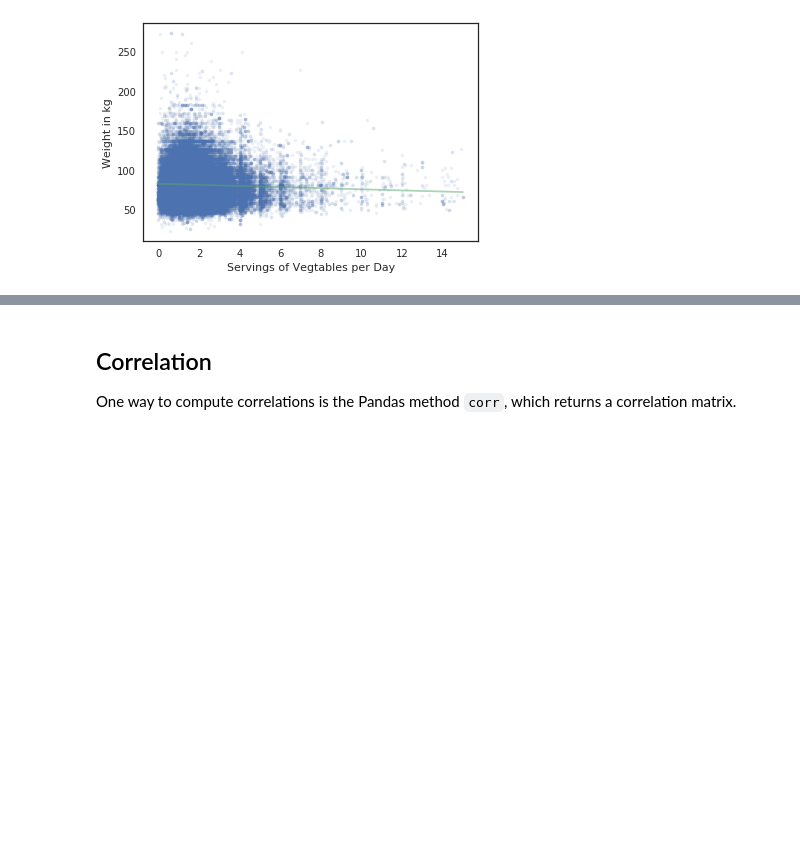
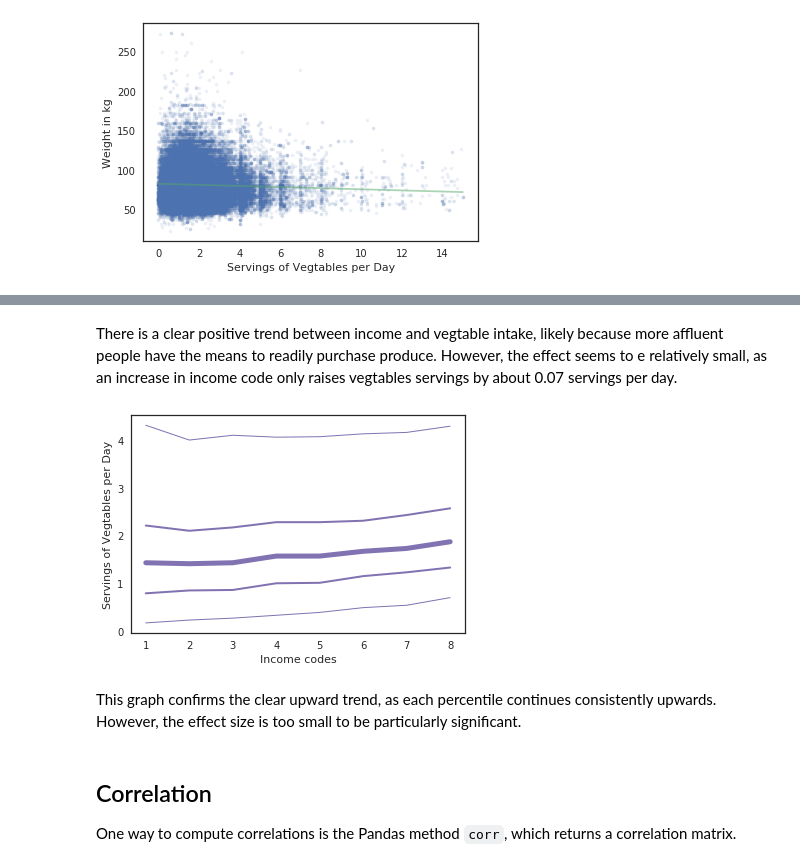
Before and after one commit to ASHSWAN1999/ThinkStats2, a Jupyter notebook: homeworks/homework03.ipynb, the cells around one changed output, grey strips where cells are left out. Cells and saved outputs as stored; diff of their text form; code cells hidden in the pictures; blank space fills up the shorter version.

```diff
--- a/homeworks/homework03.ipynb
+++ b/homeworks/homework03.ipynb
@@ -504,3 +504,32 @@ brfss.head()
+# %% [markdown]
+There is a clear positive trend between income and vegtable intake, likely because more affluent people have the means to readily purchase produce. However, the effect seems to e relatively small, as an increase in income code only raises vegtables servings by about 0.07 servings per day.
+# %%
+# bins = np.arange(0, xs.max(), 1)
+# brfss['_VEG_I'] = pd.cut(brfss['_VEGESU1'], bins=bins, labels=bins[:-1]).astype(float)
+# xs = grouped.groups.keys()
+
+
+grouped = brfss.groupby('INCOME2')
+grouped
+
+res = []
+for name, group in grouped['_VEGESU1']:
+    percentiles = Cdf(group).Percentiles(ps)
+    res.append(percentiles)
+xs = grouped.groups.keys()
+rows = np.transpose(res)
+rows
+
+for i, qs in enumerate(rows):
+    plt.plot(xs, qs, linewidth=width[i], color='C3', label=ps[i])
+    #not sure why the labels aren't working for this one
+
+plt.xlabel('Income codes')
+plt.ylabel('Servings of Vegtables per Day');
+# %% [output]
+[figure, added]
+# %% [markdown]
+This graph confirms the clear upward trend, as each percentile continues consistently upwards. However, the effect size is too small to be particularly significant.
 # %% [markdown]
 ## Correlation
 
```
Also changed, not shown: parts of 23 cells of this notebook.
